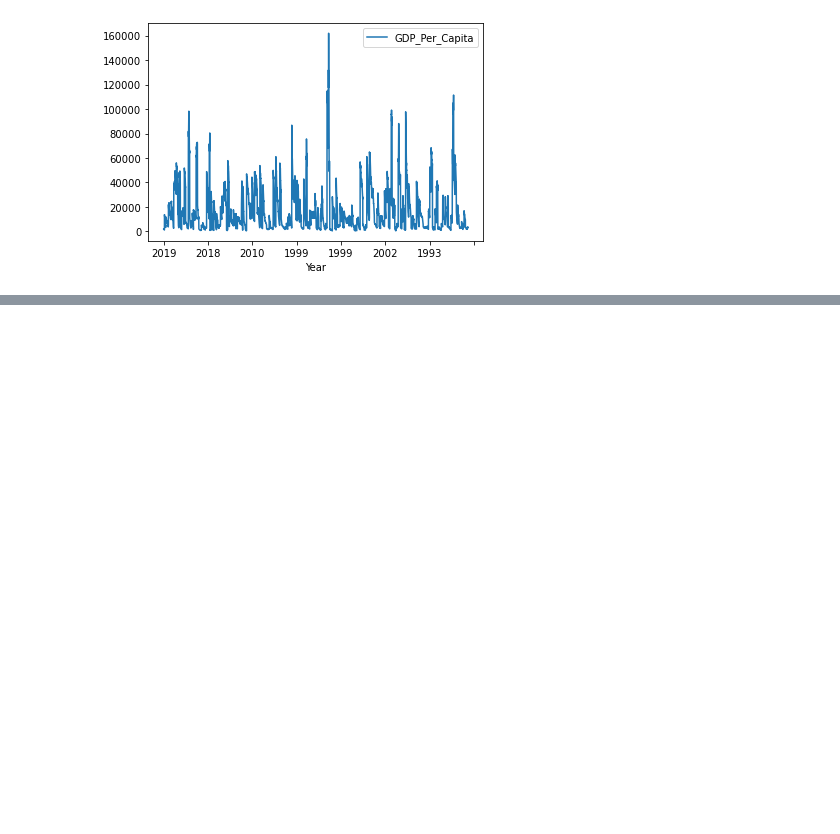
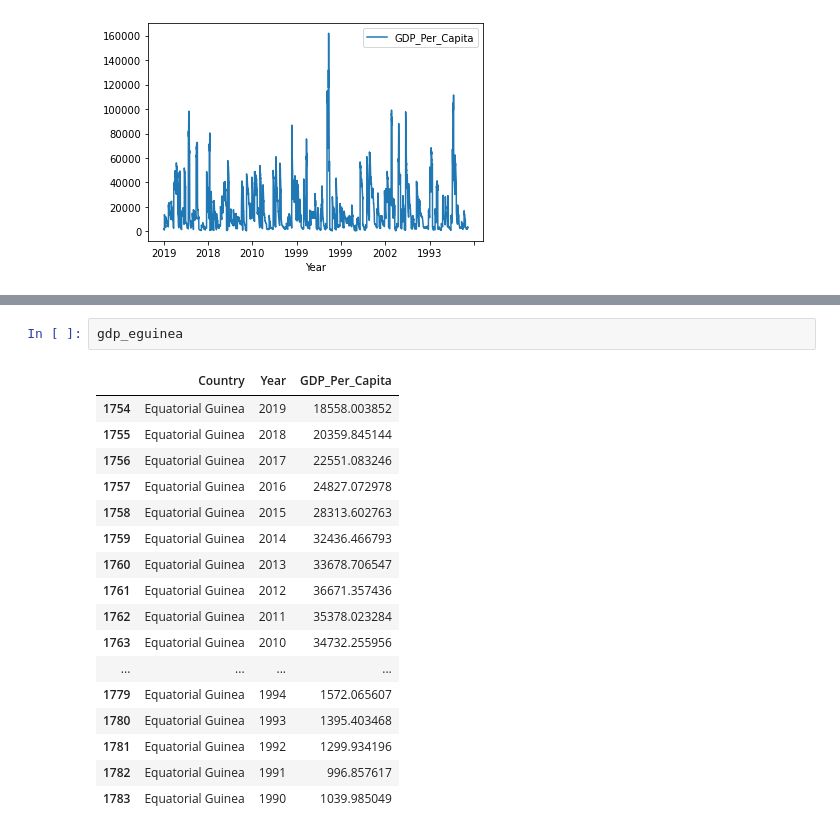
Before and after one commit to nss-data-science-cohort-5/un_exploration-ZhenyaC, a Jupyter notebook: notebooks/UN_Data_Exploration.ipynb, the cells around one changed output, grey strips where cells are left out. Cells and saved outputs as stored; diff of their text form; blank space fills up the shorter version.

```diff
--- a/notebooks/UN_Data_Exploration.ipynb
+++ b/notebooks/UN_Data_Exploration.ipynb
@@ -402,0 +412,20 @@ gdp_df.plot(x='Year', y='GDP_Per_Capita')
+# %%
+gdp_eguinea
+# %% [output]
+|  | Country | Year | GDP_Per_Capita |
+| 1754 | Equatorial Guinea | 2019 | 18558.003852 |
+| 1755 | Equatorial Guinea | 2018 | 20359.845144 |
+| 1756 | Equatorial Guinea | 2017 | 22551.083246 |
+| 1757 | Equatorial Guinea | 2016 | 24827.072978 |
+| 1758 | Equatorial Guinea | 2015 | 28313.602763 |
+| 1759 | Equatorial Guinea | 2014 | 32436.466793 |
+| 1760 | Equatorial Guinea | 2013 | 33678.706547 |
+| 1761 | Equatorial Guinea | 2012 | 36671.357436 |
+| 1762 | Equatorial Guinea | 2011 | 35378.023284 |
+| 1763 | Equatorial Guinea | 2010 | 34732.255956 |
+| ... | ... | ... | ... |
+| 1779 | Equatorial Guinea | 1994 | 1572.065607 |
+| 1780 | Equatorial Guinea | 1993 | 1395.403468 |
+| 1781 | Equatorial Guinea | 1992 | 1299.934196 |
+| 1782 | Equatorial Guinea | 1991 | 996.857617 |
+| 1783 | Equatorial Guinea | 1990 | 1039.985049 |
```
Also changed, not shown: parts of 1 cell of this notebook.
